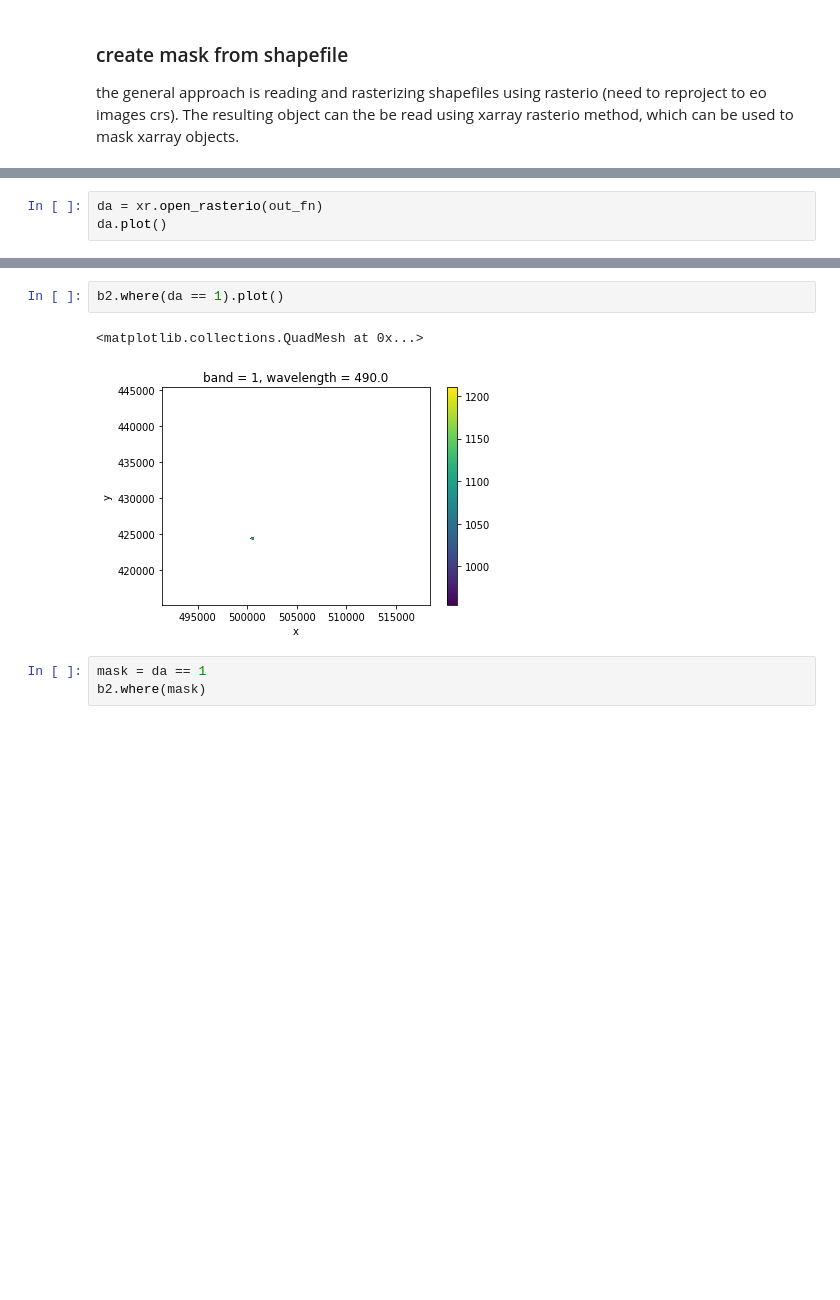
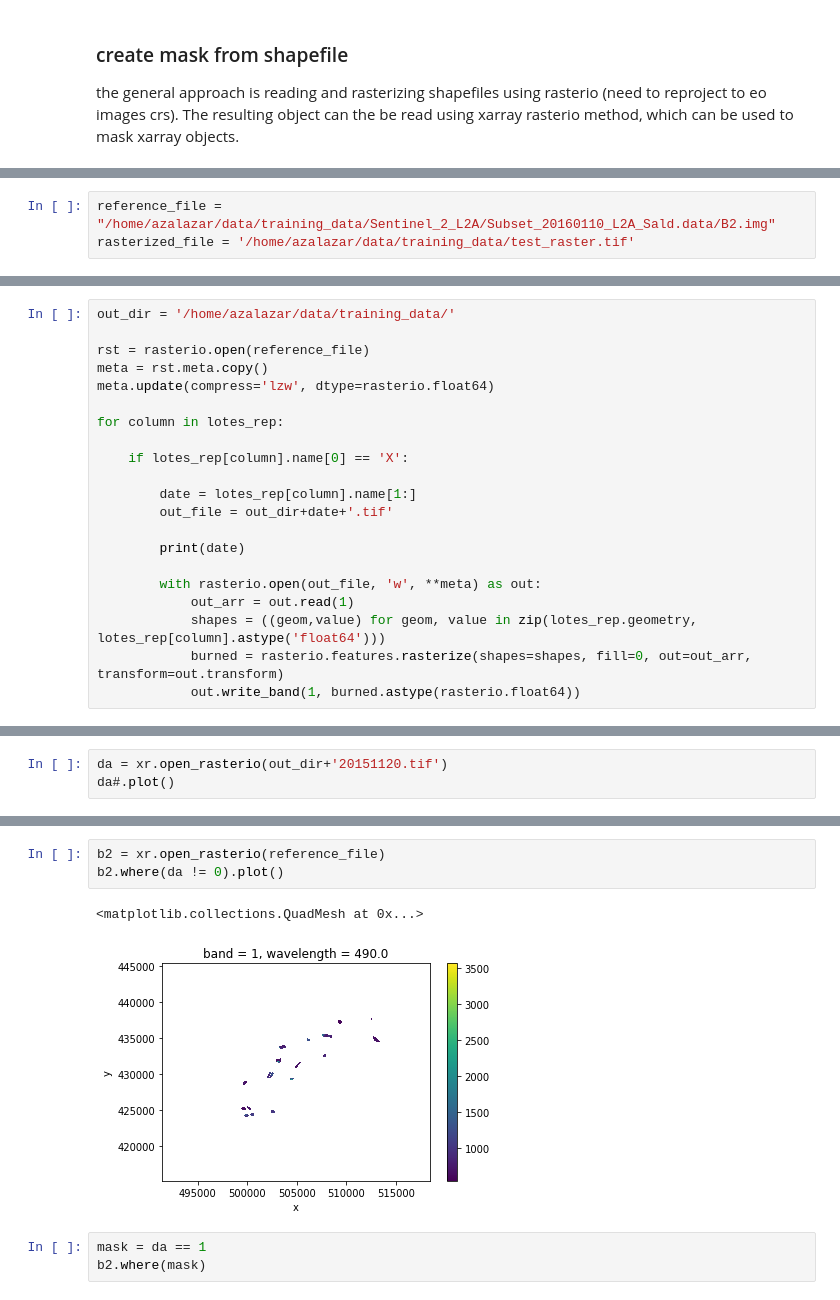
Before and after one commit to alexsalr/ciat_monitor_crops, a Jupyter notebook: Load&Analysis_test.ipynb, the cells around one changed output, grey strips where cells are left out. Cells and saved outputs as stored; diff of their text form; blank space fills up the shorter version.

Commit message:
Example of shapefile masking

```diff
--- a/Load&Analysis_test.ipynb
+++ b/Load&Analysis_test.ipynb
@@ -109 +13,4 @@ the general approach is reading and rasterizing shapefiles using rasterio (need
+# %%
+reference_file = "/home/azalazar/data/training_data/Sentinel_2_L2A/Subset_20160110_L2A_Sald.data/B2.img"
+rasterized_file = '/home/azalazar/data/training_data/test_raster.tif'
 # %%
@@ -140,0 +36,21 @@ pyplot.imshow(test, cmap='pink')
+# %%
+out_dir = '/home/azalazar/data/training_data/'
+
+rst = rasterio.open(reference_file)
+meta = rst.meta.copy()
+meta.update(compress='lzw', dtype=rasterio.float64)
+
+for column in lotes_rep:
+
+    if lotes_rep[column].name[0] == 'X':
+
+        date = lotes_rep[column].name[1:]
+        out_file = out_dir+date+'.tif'
+
+        print(date)
+
+        with rasterio.open(out_file, 'w', **meta) as out:
+            out_arr = out.read(1)
+            shapes = ((geom,value) for geom, value in zip(lotes_rep.geometry, lotes_rep[column].astype('float64')))
+            burned = rasterio.features.rasterize(shapes=shapes, fill=0, out=out_arr, transform=out.transform)
+            out.write_band(1, burned.astype(rasterio.float64))
@@ -141,4 +73,4 @@ pyplot.imshow(test, cmap='pink')
 # %%
-da = xr.open_rasterio(out_fn)
-da.plot()
+da = xr.open_rasterio(out_dir+'20151120.tif')
+da#.plot()
 # %% [output]
@@ -147,8 +94,9 @@ da.plot()
 # %%
-b2.where(da == 1).plot()
+b2 = xr.open_rasterio(reference_file)
+b2.where(da != 0).plot()
 # %% [output]
 <matplotlib.collections.QuadMesh at 0x...>
-[figure, old version]
+[figure, new version]
 # %%
 mask = da == 1
 b2.where(mask)
```
Also changed, not shown: parts of 20 cells of this notebook, 1 other file.
